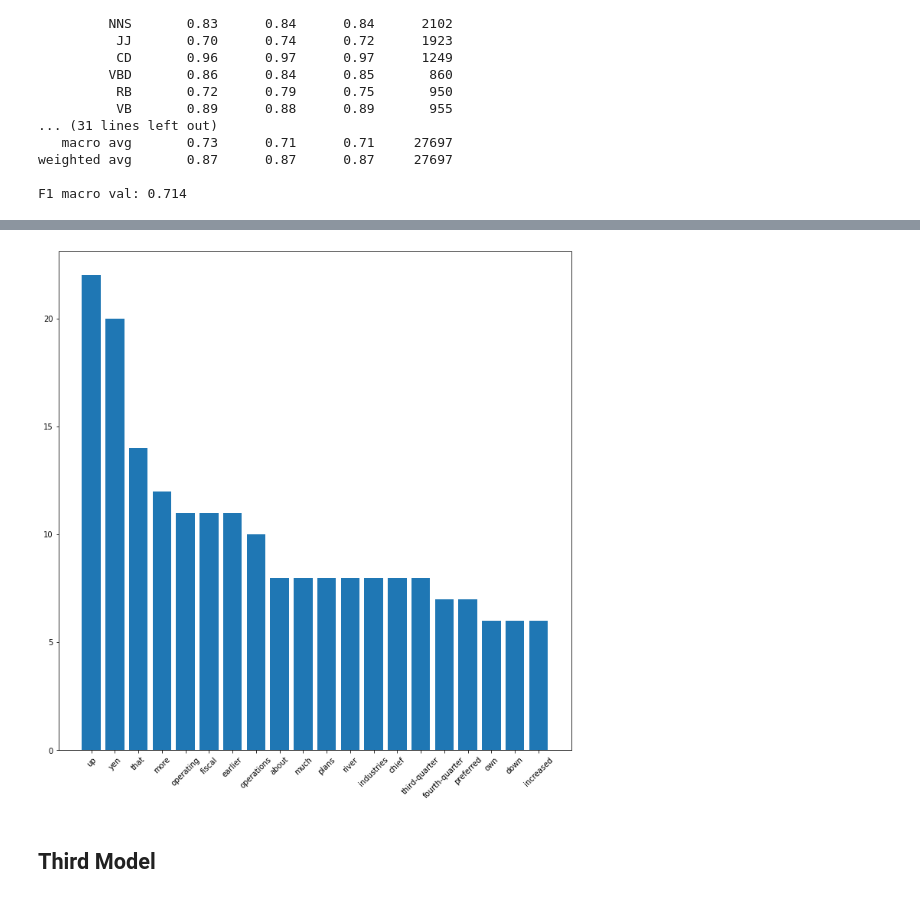
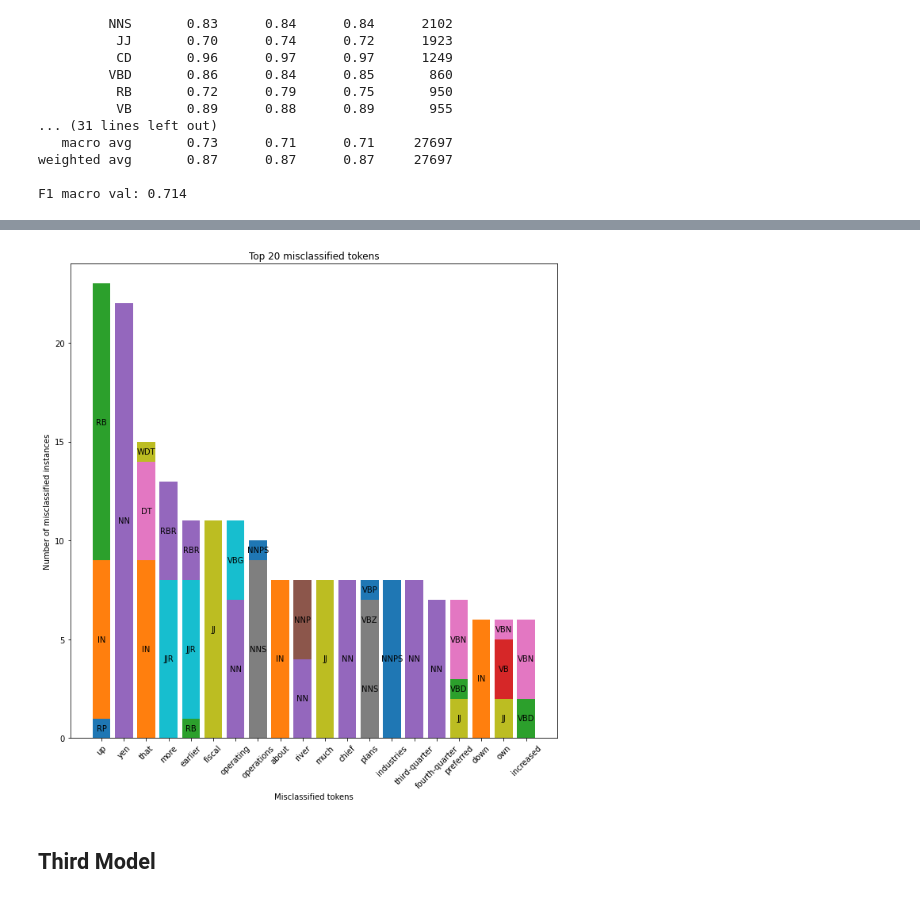
Before and after one commit to EnricoPittini/POS-tagging, a Jupyter notebook: 2) pos tagging.ipynb, the cells around one changed output, grey strips where cells are left out. Cells and saved outputs as stored; diff of their text form; code cells hidden in the pictures.

```diff
--- a/2) pos tagging.ipynb
+++ b/2) pos tagging.ipynb
@@ -553,6 +537,8 @@ F1 macro test: 0.796
 from models.second_model import build_second_model
 
 second_model = build_second_model(n_classes=n_classes, embedding_matrix=embedding_matrix)
+# %%
+second_model.load_weights('weigths/secondModel/weightsSecondModel.22-0.41.hdf5')
 # %%
 second_model.summary()
 # %% [output]
@@ -699,15 +692,11 @@ F1 macro test: 0.811
 # %%
 from utils.evaluate import wrongly_classified_tokens_analysis
 
-wrong_tokens, wrong_tokens_counts = wrongly_classified_tokens_analysis(x_test_padded, y_true=y_test_padded, y_pred=y_pred_test,
+wrong_tokens, wrong_tokens_counts, wrong_tokens_tags_df = wrongly_classified_tokens_analysis(x_test_padded, y_true=y_test_padded, y_pred=y_pred_test,
                                                                        tags_no_evaluate=tags_no_evaluate, vocabulary_labels=vocabulary_labels,
                                                                        vocabulary=vocabulary)
-
-plt.figure(figsize=(12,12))
-plt.bar(wrong_tokens[:20], wrong_tokens_counts[:20])
-plt.xticks(rotation=45);
 # %% [output]
-[figure, old version]
+[figure, new version]
 # %% [markdown]
 ## Third Model
 # %%
```
Also changed, not shown: parts of 4 cells of this notebook.
